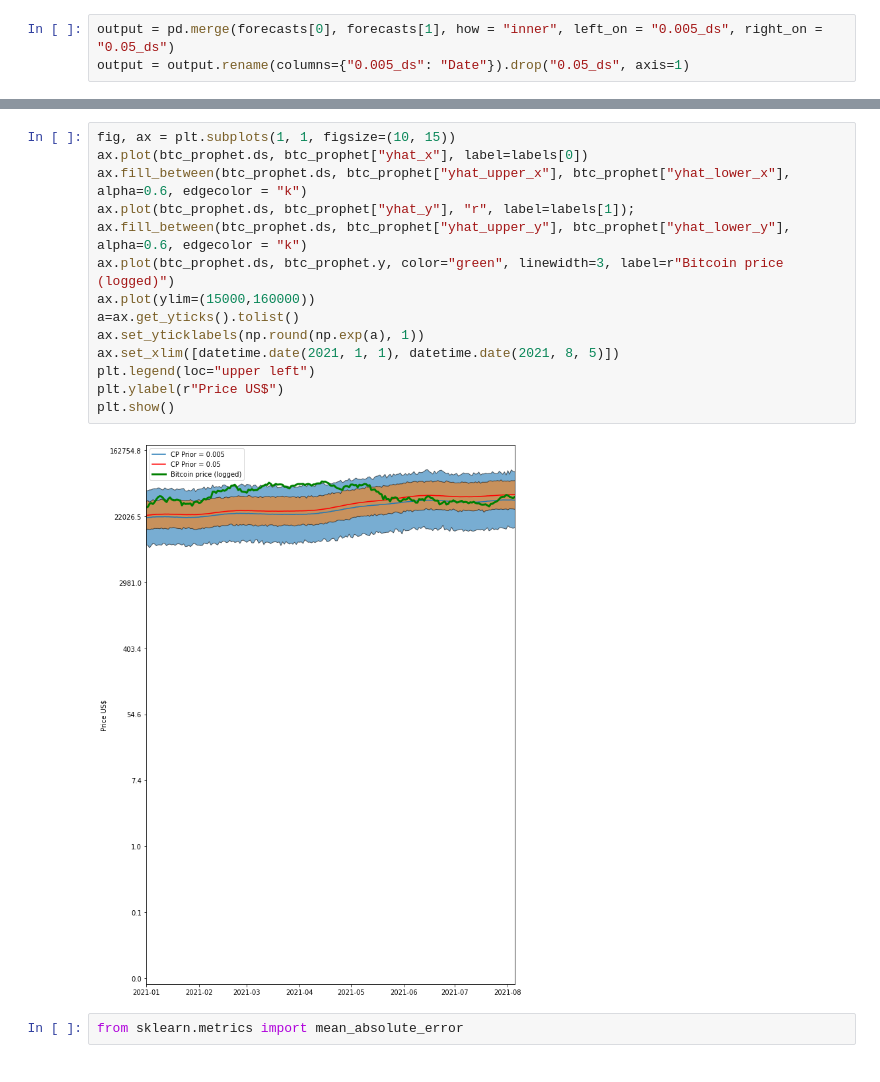
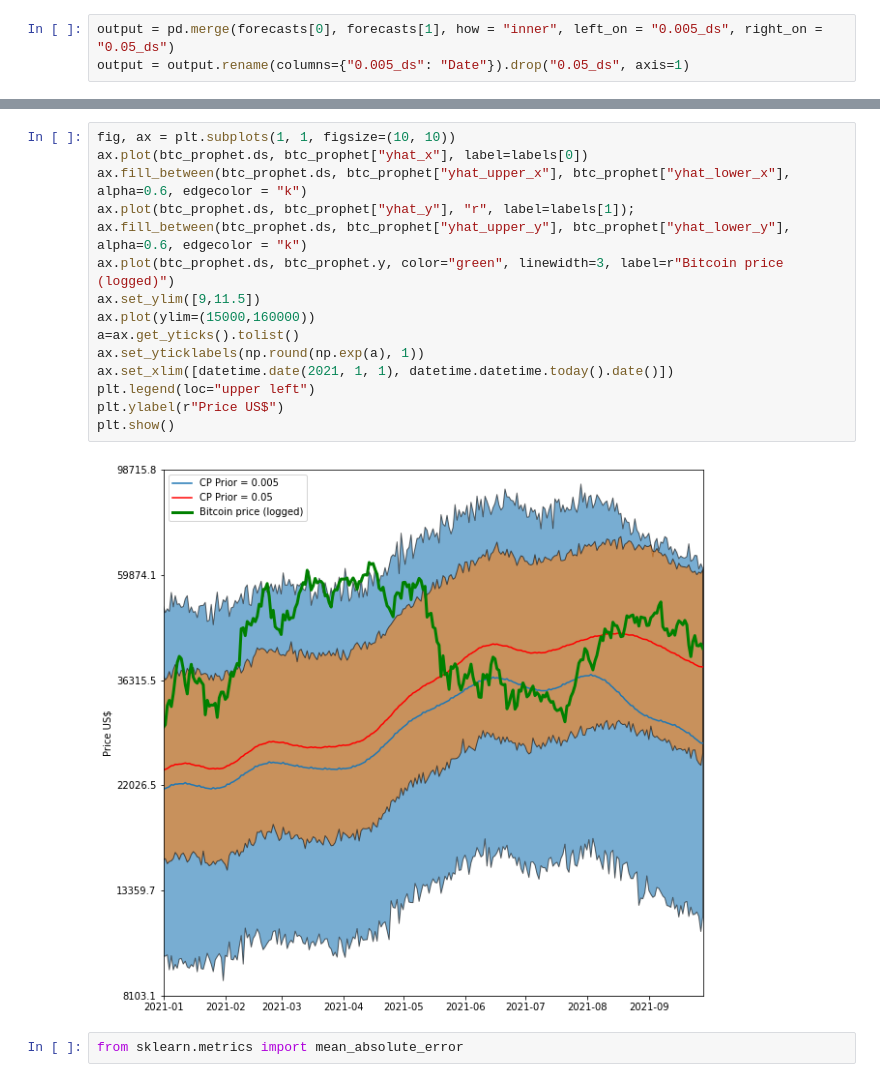
Before and after one commit to pedroafleite/btc-eth-risk-assessment, a Jupyter notebook: prophet.ipynb, the cells around one changed output, grey strips where cells are left out. Saved outputs shown, nothing was run; the diff lists cells and outputs as text.

```diff
--- a/prophet.ipynb
+++ b/prophet.ipynb
@@ -135,19 +135,20 @@ btc_prophet.head()
 # %%
-fig, ax = plt.subplots(1, 1, figsize=(10, 15))
+fig, ax = plt.subplots(1, 1, figsize=(10, 10))
 ax.plot(btc_prophet.ds, btc_prophet["yhat_x"], label=labels[0])
 ax.fill_between(btc_prophet.ds, btc_prophet["yhat_upper_x"], btc_prophet["yhat_lower_x"], alpha=0.6, edgecolor = "k")
 ax.plot(btc_prophet.ds, btc_prophet["yhat_y"], "r", label=labels[1]);
 ax.fill_between(btc_prophet.ds, btc_prophet["yhat_upper_y"], btc_prophet["yhat_lower_y"], alpha=0.6, edgecolor = "k")
 ax.plot(btc_prophet.ds, btc_prophet.y, color="green", linewidth=3, label=r"Bitcoin price (logged)")
+ax.set_ylim([9,11.5])
 ax.plot(ylim=(15000,160000))
 a=ax.get_yticks().tolist()
 ax.set_yticklabels(np.round(np.exp(a), 1))
-ax.set_xlim([datetime.date(2021, 1, 1), datetime.date(2021, 8, 5)])
+ax.set_xlim([datetime.date(2021, 1, 1), datetime.datetime.today().date()])
 plt.legend(loc="upper left")
 plt.ylabel(r"Price US$")
 plt.show()
 # %% [output]
-[figure, old version]
+[figure, new version]
 # %%
 from sklearn.metrics import mean_absolute_error
 # %%
```
Also changed, not shown: parts of 15 cells of this notebook.
